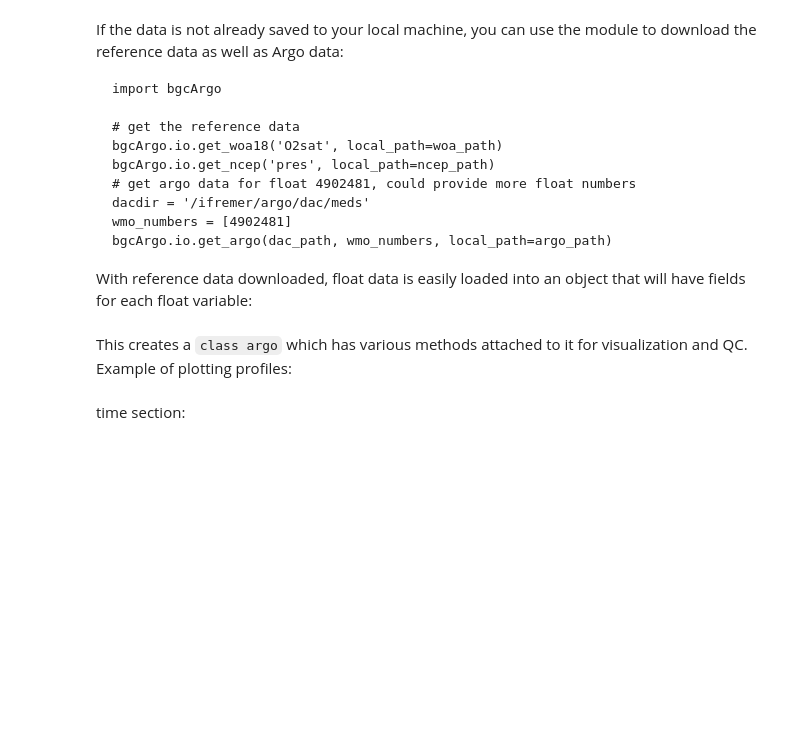
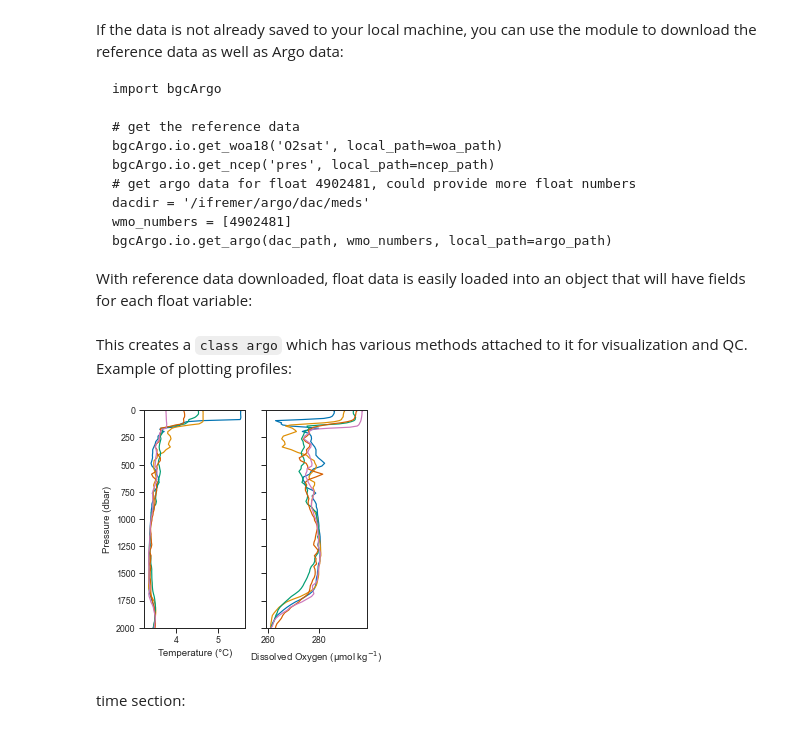
Before and after one commit to ArgoCanada/bgcArgoDMQC, a Jupyter notebook: notebooks/bgcArgo.ipynb, the cells around one changed output. Drawn from its saved outputs; the diff is of its cells as text; code cells hidden in the pictures; blank space fills up the shorter version.

```diff
--- a/notebooks/bgcArgo.ipynb
+++ b/notebooks/bgcArgo.ipynb
@@ -39,11 +39,12 @@ flt = argo(4902481)
 This creates a `class argo` which has various methods attached to it for visualization and QC. Example of plotting profiles:
 # %%
 w = interactive(flt.plot, kind=fixed('profiles'),
-                varlist=[('Oxygen',['DOXY']),
-                         ('Physics',['TEMP', 'PSAL', 'PDEN']),
-                         ('T and O2',['TEMP', 'DOXY'])],
+                varlist=[('T and O2',['TEMP', 'DOXY']),
+                         ('Physics',['TEMP', 'PSAL', 'PDEN'])],
                 Ncycle=(1, flt.N_CYCLES), Nprof=(1,10), zvar=['PRES', 'PDEN'])
 display(w)
+# %% [output]
+[figure, added]
 # %% [markdown]
 time section:
 # %%
```
Also changed, not shown: parts of 5 cells of this notebook.
